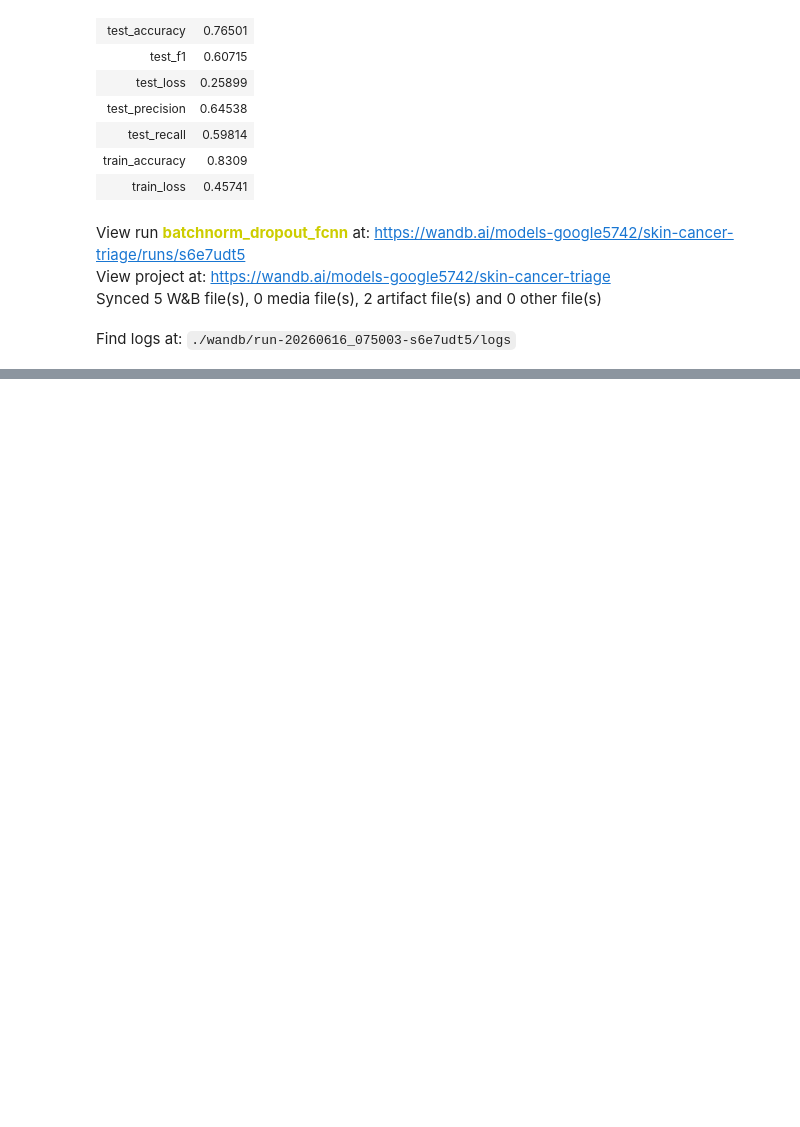
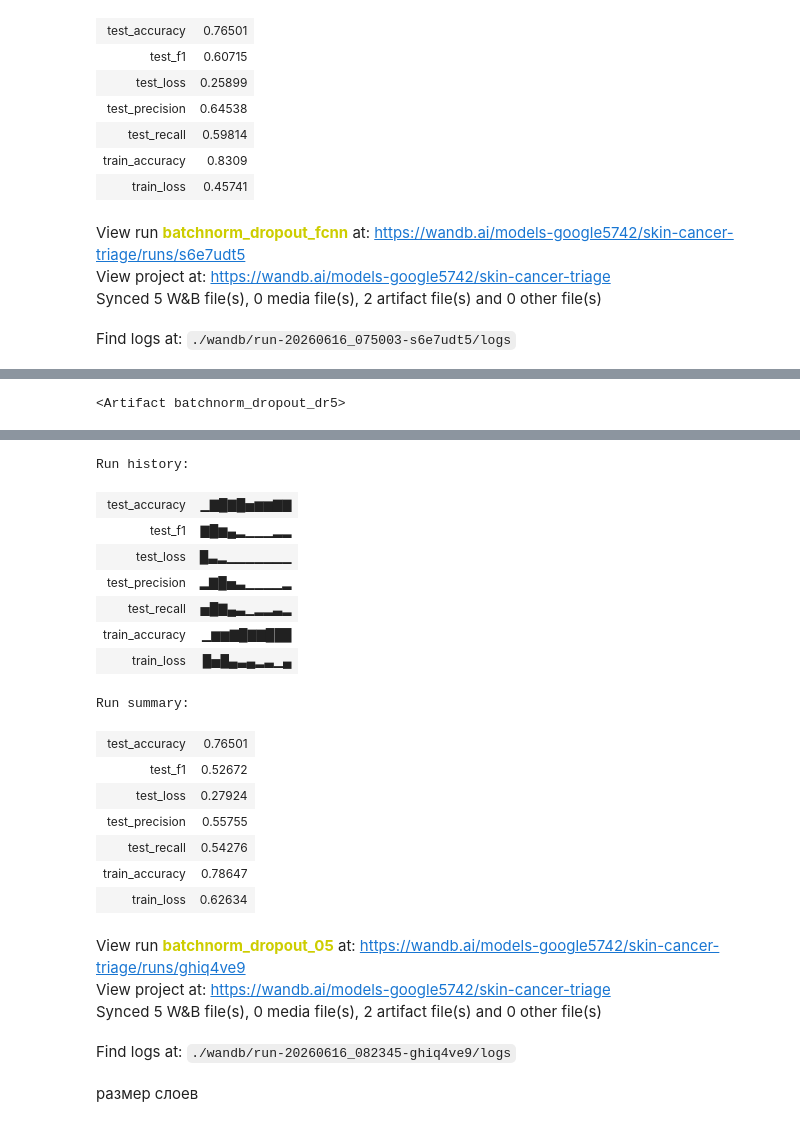
Before and after one commit to BairTekeev/Urent_gp_5, a Jupyter notebook: notebooks/таблички_EDA.ipynb, the cells around one changed output, grey strips where cells are left out. Drawn from its saved outputs; the diff is of its cells as text; code cells hidden in the pictures; blank space fills up the shorter version.

```diff
--- a/notebooks/таблички_EDA.ipynb
+++ b/notebooks/таблички_EDA.ipynb
@@ -993,0 +1290,10 @@ Find logs at: ./wandb/run-20260616_075003-s6e7udt5/logs
+# %%
+torch.save(batchnorm_dropout_model.state_dict(), "batchnorm_dropout_fcnn_dr5.pt")
+artifact = wandb.Artifact("batchnorm_dropout_dr5", type="model")
+artifact.add_file("batchnorm_dropout_fcnn_dr5.pt")
+wandb.log_artifact(artifact)
+# %% [output]
+<Artifact batchnorm_dropout_dr5>
+# %%
+wandb.finish()
+# %% [output]
@@ -993,0 +1301,22 @@ Find logs at: ./wandb/run-20260616_075003-s6e7udt5/logs
+Run history:
+| test_accuracy | ▁▇█▇█▅▆▆▇▇ |
+| test_f1 | ▇█▆▄▂▁▁▁▂▂ |
+| test_loss | █▃▂▁▁▁▁▁▁▁ |
+| test_precision | ▂▇█▅▃▁▁▁▁▂ |
+| test_recall | ▅█▇▄▃▁▂▂▃▂ |
+| train_accuracy | ▁▆▆▇█▇▇███ |
+| train_loss | █▅█▄▃▄▂▃▁▄ |
+Run summary:
+| test_accuracy | 0.76501 |
+| test_f1 | 0.52672 |
+| test_loss | 0.27924 |
+| test_precision | 0.55755 |
+| test_recall | 0.54276 |
+| train_accuracy | 0.78647 |
+| train_loss | 0.62634 |
+View run batchnorm_dropout_05 at: https://wandb.ai/models-google5742/skin-cancer-triage/runs/ghiq4ve9
+View project at: https://wandb.ai/models-google5742/skin-cancer-triage
+Synced 5 W&B file(s), 0 media file(s), 2 artifact file(s) and 0 other file(s)
+Find logs at: ./wandb/run-20260616_082345-ghiq4ve9/logs
+# %% [markdown]
+размер слоев
```
Also changed, not shown: parts of 29 cells of this notebook.
